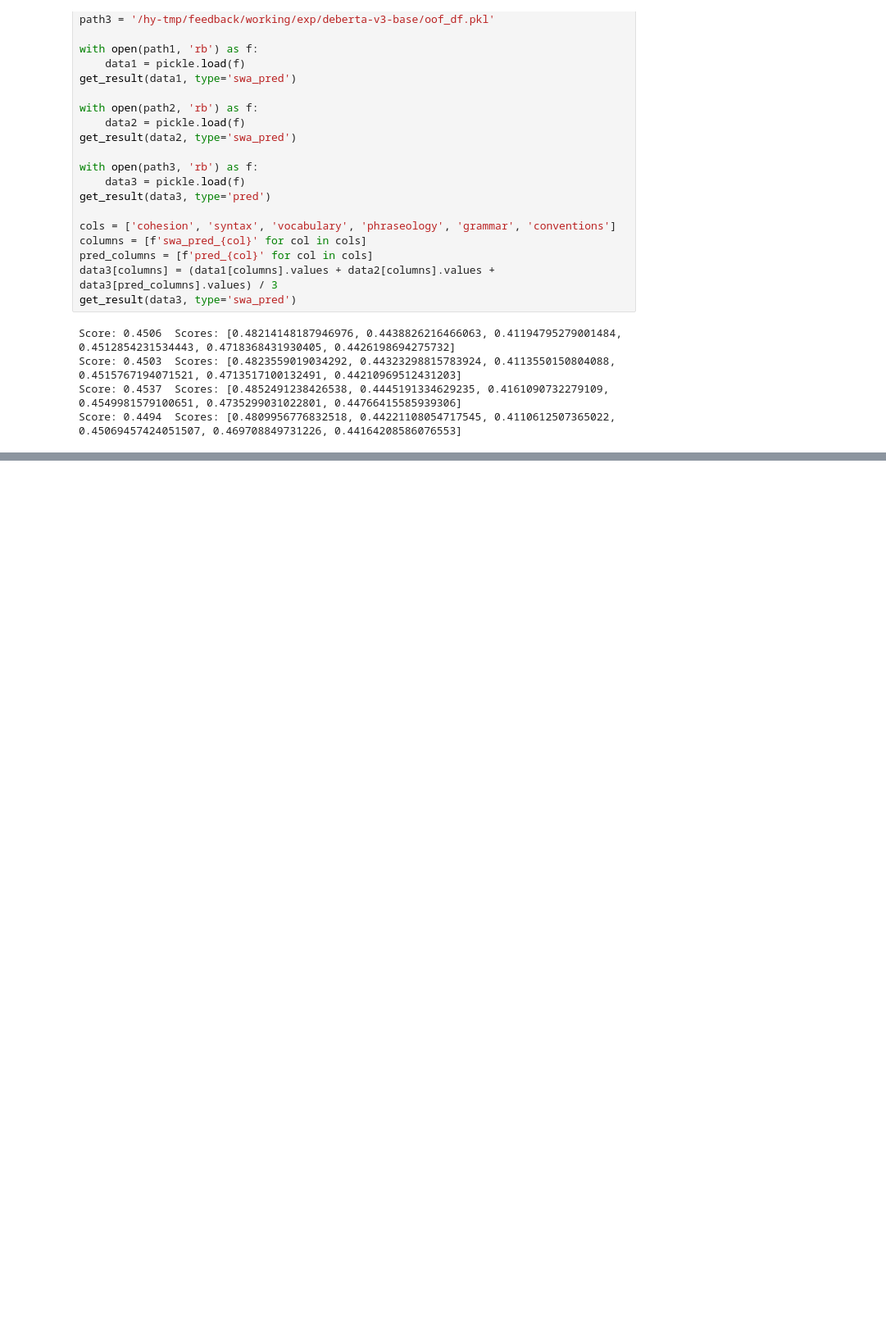
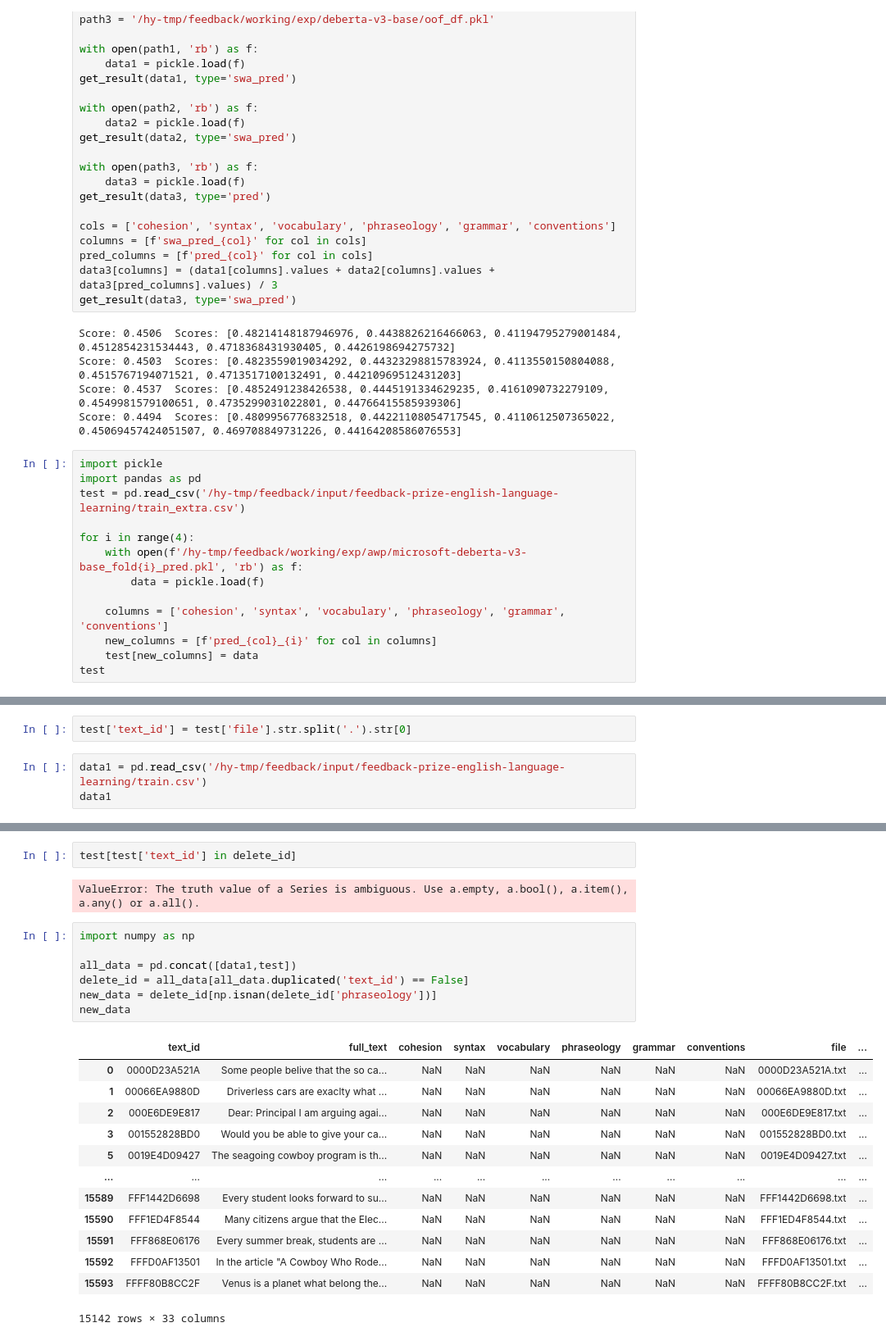
Before and after one commit to WangWanglju/feedback, a Jupyter notebook: working/eda.ipynb, the cells around one changed output, grey strips where cells are left out. Shown at 82% size. Saved outputs shown, nothing was run; the diff lists cells and outputs as text; blank space fills up the shorter version.

```diff
--- a/working/eda.ipynb
+++ b/working/eda.ipynb
@@ -166,3 +166,16 @@ Score: 0.4506  Scores: [0.48214148187946976, 0.4438826216466063, 0.4119479527900
 Score: 0.4503  Scores: [0.4823559019034292, 0.44323298815783924, 0.4113550150804088, 0.4515767194071521, 0.4713517100132491, 0.44210969512431203]
 Score: 0.4537  Scores: [0.4852491238426538, 0.4445191334629235, 0.4161090732279109, 0.4549981579100651, 0.4735299031022801, 0.44766415585939306]
 Score: 0.4494  Scores: [0.4809956776832518, 0.44221108054717545, 0.4110612507365022, 0.45069457424051507, 0.469708849731226, 0.44164208586076553]
+# %%
+import pickle
+import pandas as pd
+test = pd.read_csv('/hy-tmp/feedback/input/feedback-prize-english-language-learning/train_extra.csv')
+
+for i in range(4):
+    with open(f'/hy-tmp/feedback/working/exp/awp/microsoft-deberta-v3-base_fold{i}_pred.pkl', 'rb') as f:
+        data = pickle.load(f)
+
+    columns = ['cohesion', 'syntax', 'vocabulary', 'phraseology', 'grammar', 'conventions']
+    new_columns = [f'pred_{col}_{i}' for col in columns]
+    test[new_columns] = data
+test
@@ -168,0 +196,5 @@ Score: 0.4494  Scores: [0.4809956776832518, 0.44221108054717545, 0.4110612507365
+# %%
+test['text_id'] = test['file'].str.split('.').str[0]
+# %%
+data1 = pd.read_csv('/hy-tmp/feedback/input/feedback-prize-english-language-learning/train.csv')
+data1
@@ -168,0 +215,25 @@ Score: 0.4494  Scores: [0.4809956776832518, 0.44221108054717545, 0.4110612507365
+# %%
+test[test['text_id'] in delete_id]
+# %% [output]
+ValueError: The truth value of a Series is ambiguous. Use a.empty, a.bool(), a.item(), a.any() or a.all().
+# %%
+import numpy as np
+
+all_data = pd.concat([data1,test])
+delete_id = all_data[all_data.duplicated('text_id') == False]
+new_data = delete_id[np.isnan(delete_id['phraseology'])]
+new_data
+# %% [output]
+|  | text_id | full_text | cohesion | syntax | vocabulary | phraseology | grammar | conventions | file | ... |
+| 0 | 0000D23A521A | Some people belive that the so ca... | NaN | NaN | NaN | NaN | NaN | NaN | 0000D23A521A.txt | ... |
+| 1 | 00066EA9880D | Driverless cars are exaclty what ... | NaN | NaN | NaN | NaN | NaN | NaN | 00066EA9880D.txt | ... |
+| 2 | 000E6DE9E817 | Dear: Principal I am arguing agai... | NaN | NaN | NaN | NaN | NaN | NaN | 000E6DE9E817.txt | ... |
+| 3 | 001552828BD0 | Would you be able to give your ca... | NaN | NaN | NaN | NaN | NaN | NaN | 001552828BD0.txt | ... |
+| 5 | 0019E4D09427 | The seagoing cowboy program is th... | NaN | NaN | NaN | NaN | NaN | NaN | 0019E4D09427.txt | ... |
+| ... | ... | ... | ... | ... | ... | ... | ... | ... | ... | ... |
+| 15589 | FFF1442D6698 | Every student looks forward to su... | NaN | NaN | NaN | NaN | NaN | NaN | FFF1442D6698.txt | ... |
+| 15590 | FFF1ED4F8544 | Many citizens argue that the Elec... | NaN | NaN | NaN | NaN | NaN | NaN | FFF1ED4F8544.txt | ... |
+| 15591 | FFF868E06176 | Every summer break, students are ... | NaN | NaN | NaN | NaN | NaN | NaN | FFF868E06176.txt | ... |
+| 15592 | FFFD0AF13501 | In the article "A Cowboy Who Rode... | NaN | NaN | NaN | NaN | NaN | NaN | FFFD0AF13501.txt | ... |
+| 15593 | FFFF80B8CC2F | Venus is a planet what belong the... | NaN | NaN | NaN | NaN | NaN | NaN | FFFF80B8CC2F.txt | ... |
+15142 rows × 33 columns
```
Also changed, not shown: parts of 7 cells of this notebook, 13 other files.
